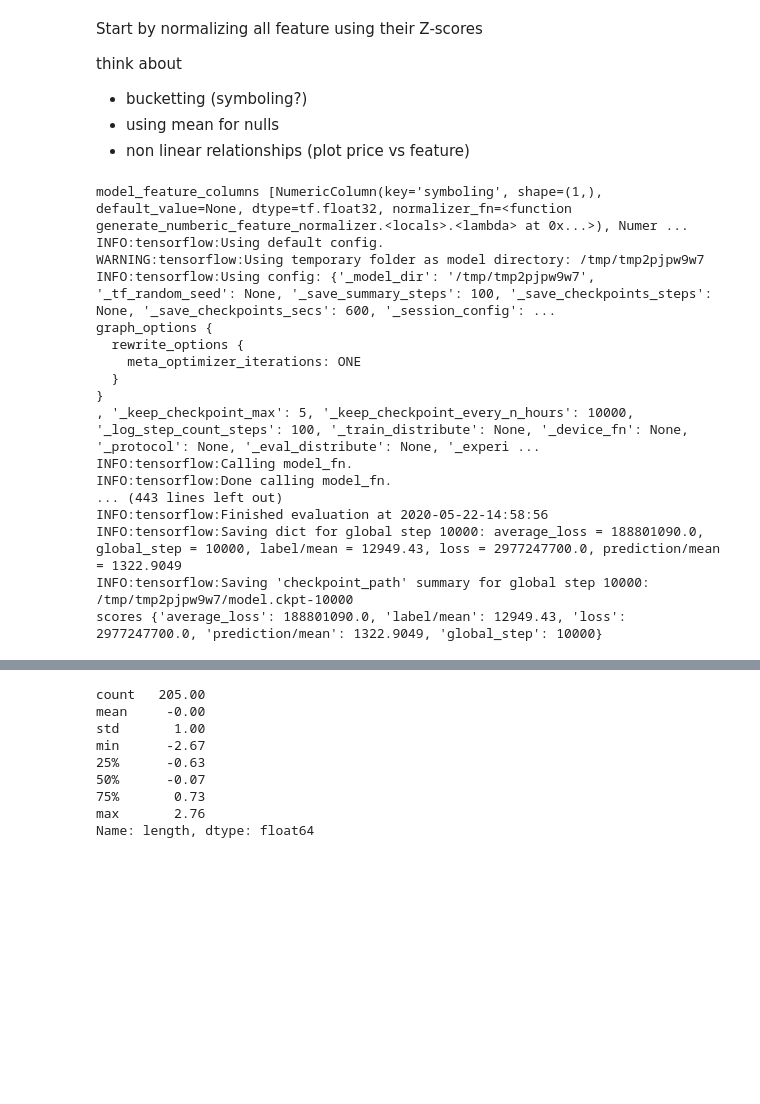
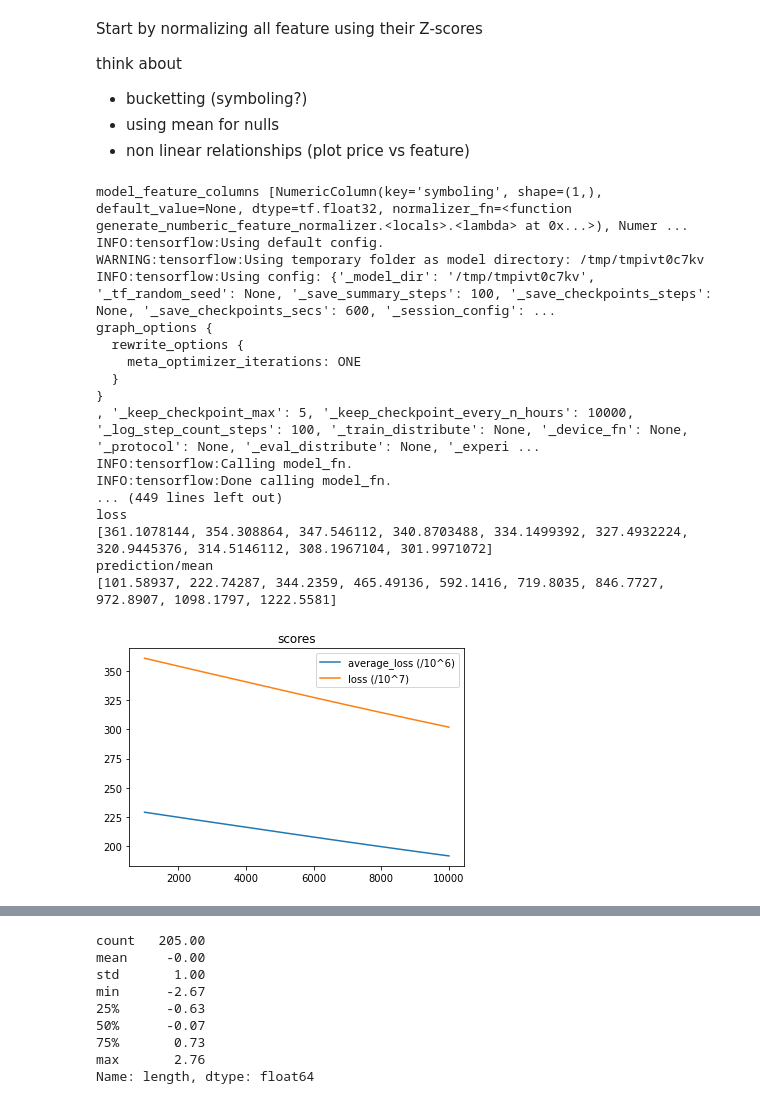
Before and after one commit to IanEdington/learn, a Jupyter notebook: machine-learning/ggl-mlcc/intro_to_modeling.ipynb, the cells around one changed output, grey strips where cells are left out. Saved outputs shown, nothing was run; the diff lists cells and outputs as text; code cells hidden in the pictures; blank space fills up the shorter version.

```diff
--- a/machine-learning/ggl-mlcc/intro_to_modeling.ipynb
+++ b/machine-learning/ggl-mlcc/intro_to_modeling.ipynb
@@ -1114,6 +1114,33 @@ for feature_name in numeric_feature_names:
 ... (3 outputs left out)
 # %% [markdown]
 ###Train your model with numeric features + normalization
+# %%
+def make_score_plot(all_scores):
+  # get data in right format
+  # could add a sort by x_label but we'll trust the data for now
+  x_label = "global_step"
+  x = [scores["global_step"] for scores in all_scores]
+  y_labels = [key for key in all_scores[0]]
+  y_labels.remove("global_step")
+  y_s = {
+      label: [scores[label] for scores in all_scores]
+      for label in y_labels
+  }
+
+  y_s["average_loss"] = [x/(10**6) for x in y_s["average_loss"]]
+  plt.plot(x, y_s["average_loss"], label = "average_loss" + " (/10^6)")
+
+  y_s["loss"] = [x/(10**7) for x in y_s["loss"]]
+  plt.plot(x, y_s["loss"], label = "loss" + " (/10^7)")
+
+  for label, stats in y_s.items():
+    print(label)
+    print(stats)
+
+  # plt.xlabel('x - axis')
+  # plt.ylabel('y - axis')
+  plt.title('scores')
+  plt.legend()
 # %% [markdown]
 Start by normalizing all feature using their Z-scores
 
@@ -1165,38 +1192,43 @@ print('model_feature_columns', model_feature_columns)
 est = tf.estimator.DNNRegressor(
     feature_columns=model_feature_columns,
     hidden_units=[64],
     optimizer=tf.train.AdagradOptimizer(learning_rate=0.01),
   )
 
 # TRAIN
 num_print_statements = 10
 num_training_steps = 10000
+all_scores = []
 for _ in range(num_print_statements):
   est.train(train_input_fn, steps=num_training_steps // num_print_statements)
   scores = est.evaluate(eval_input_fn)
 
   # The `scores` dictionary has several metrics automatically generated by the
   # canned Estimator.
   # `average_loss` is the average loss for an individual example.
   # `loss` is the summed loss for the batch.
   # In addition to these scalar losses, you may find the visualization functions
   # in the next cell helpful for debugging model quality.
-  print('scores', scores)
+  all_scores.append(scores)
+  print('scores:', scores)
+
+make_score_plot(all_scores)
 # %% [output]
 model_feature_columns [NumericColumn(key='symboling', shape=(1,), default_value=None, dtype=tf.float32, normalizer_fn=<function generate_numberic_feature_normalizer.<locals>.<lambda> at 0x...>), Numer ...
 INFO:tensorflow:Using default config.
-WARNING:tensorflow:Using temporary folder as model directory: /tmp/tmp2pjpw9w7
-INFO:tensorflow:Using config: {'_model_dir': '/tmp/tmp2pjpw9w7', '_tf_random_seed': None, '_save_summary_steps': 100, '_save_checkpoints_steps': None, '_save_checkpoints_secs': 600, '_session_config': ...
+WARNING:tensorflow:Using temporary folder as model directory: /tmp/tmpivt0c7kv
+INFO:tensorflow:Using config: {'_model_dir': '/tmp/tmpivt0c7kv', '_tf_random_seed': None, '_save_summary_steps': 100, '_save_checkpoints_steps': None, '_save_checkpoints_secs': 600, '_session_config': ...
 graph_options {
   rewrite_options {
     meta_optimizer_iterations: ONE
   }
 }
 , '_keep_checkpoint_max': 5, '_keep_checkpoint_every_n_hours': 10000, '_log_step_count_steps': 100, '_train_distribute': None, '_device_fn': None, '_protocol': None, '_eval_distribute': None, '_experi ...
 INFO:tensorflow:Calling model_fn.
 INFO:tensorflow:Done calling model_fn.
-... (443 lines left out)
-INFO:tensorflow:Finished evaluation at 2020-05-22-14:58:56
-INFO:tensorflow:Saving dict for global step 10000: average_loss = 188801090.0, global_step = 10000, label/mean = 12949.43, loss = 2977247700.0, prediction/mean = 1322.9049
-INFO:tensorflow:Saving 'checkpoint_path' summary for global step 10000: /tmp/tmp2pjpw9w7/model.ckpt-10000
-scores {'average_loss': 188801090.0, 'label/mean': 12949.43, 'loss': 2977247700.0, 'prediction/mean': 1322.9049, 'global_step': 10000}
+... (449 lines left out)
+loss
+[361.1078144, 354.308864, 347.546112, 340.8703488, 334.1499392, 327.4932224, 320.9445376, 314.5146112, 308.1967104, 301.9971072]
+prediction/mean
+[101.58937, 222.74287, 344.2359, 465.49136, 592.1416, 719.8035, 846.7727, 972.8907, 1098.1797, 1222.5581]
+[figure, added]
```
Also changed, not shown: parts of 6 cells of this notebook.
